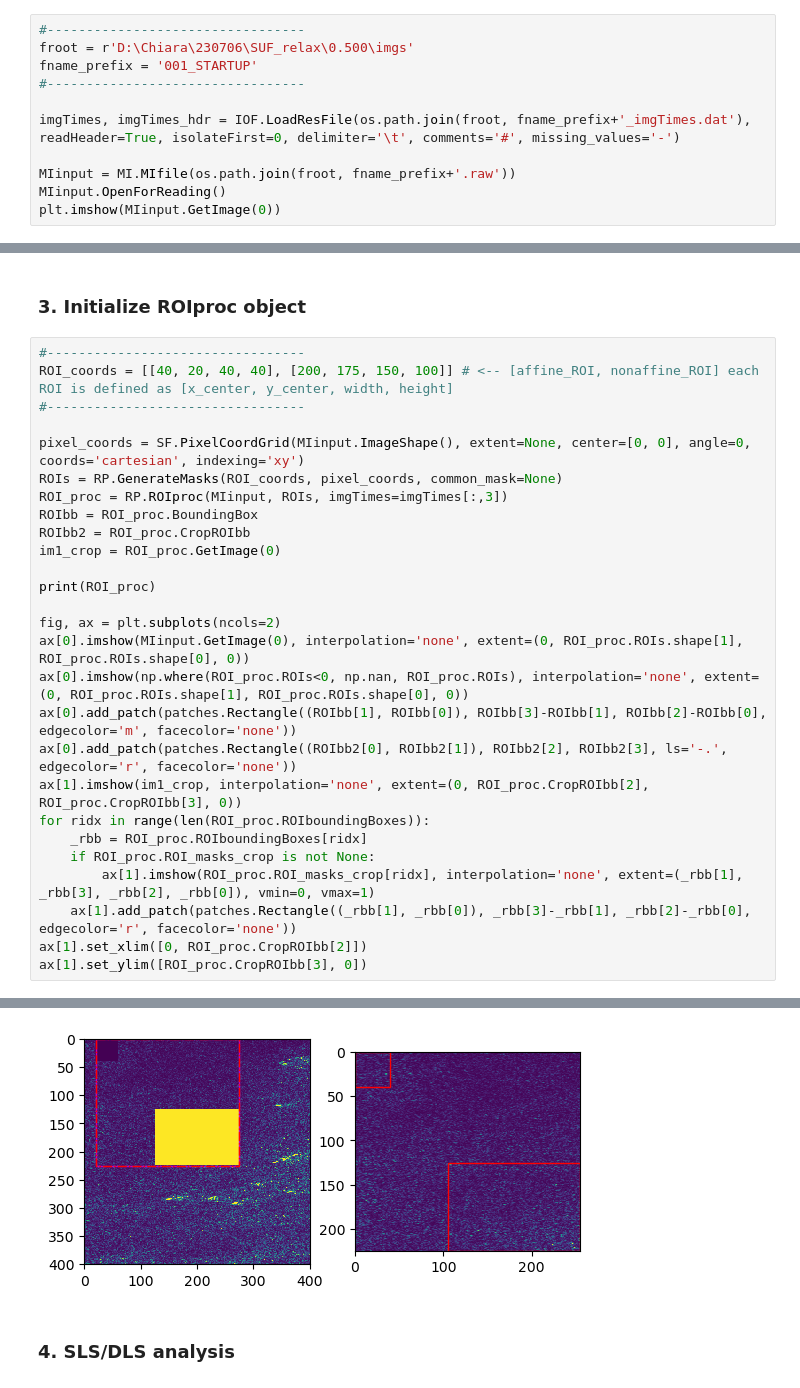
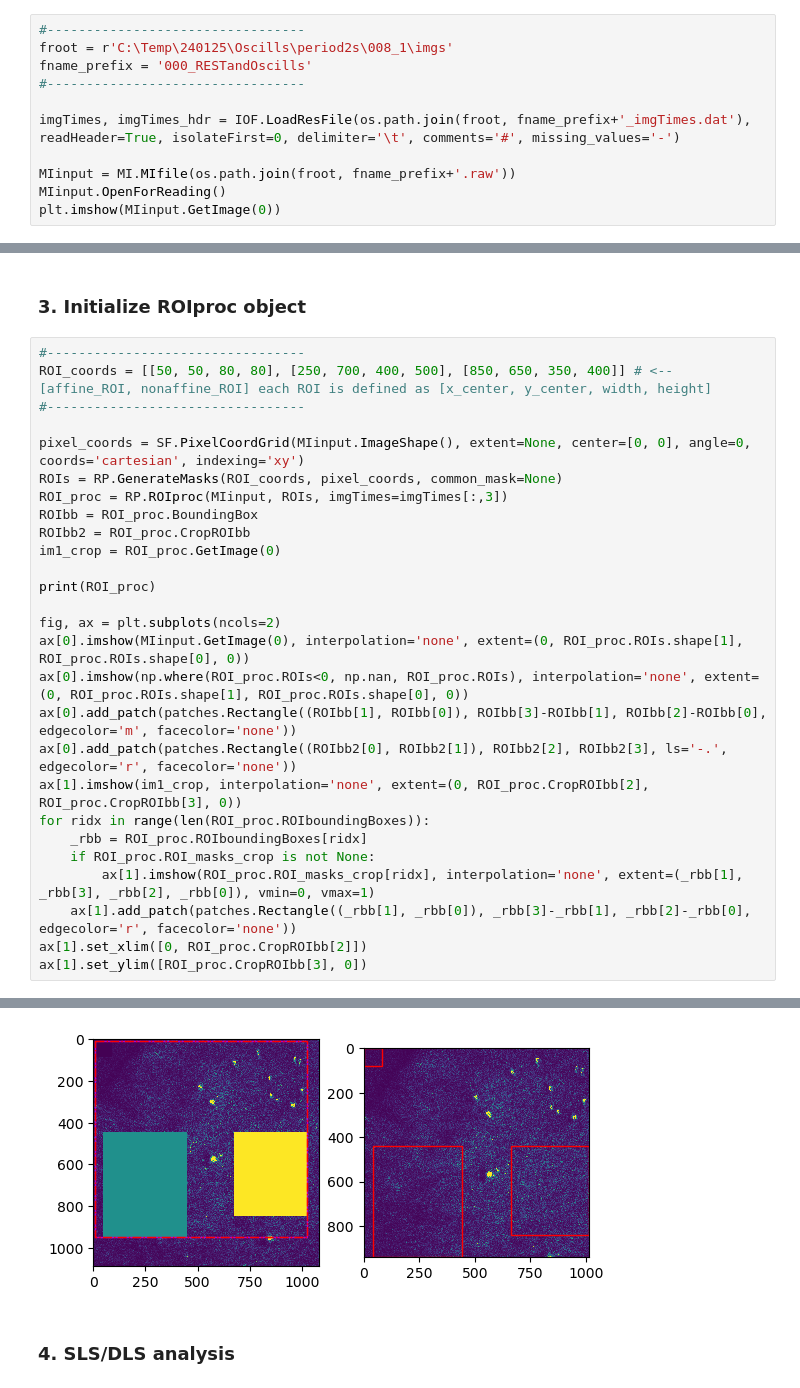
Before and after one commit to steaime/DSHpy, a Jupyter notebook: example2a_RheoDLS_analDLS.ipynb, the cells around one changed output, grey strips where cells are left out. Cells and saved outputs as stored; diff of their text form.

```diff
--- a/example2a_RheoDLS_analDLS.ipynb
+++ b/example2a_RheoDLS_analDLS.ipynb
@@ -28,8 +28,8 @@ INFO:root:SALS tutorial started
 ### 1. Open experimental data
 # %%
 #---------------------------------
-froot = r'D:\Chiara\230706\SUF_relax\0.500\imgs'
-fname_prefix = '001_STARTUP'
+froot = r'C:\Temp\240125\Oscills\period2s\008_1\imgs'
+fname_prefix = '000_RESTandOscills'
 #---------------------------------
 
 imgTimes, imgTimes_hdr = IOF.LoadResFile(os.path.join(froot, fname_prefix+'_imgTimes.dat'), readHeader=True, isolateFirst=0, delimiter='\t', comments='#', missing_values='-')
@@ -81,7 +80,7 @@ Text(0, 0.5, '$\\sigma$ [Pa]')
 ### 3. Initialize ROIproc object
 # %%
 #---------------------------------
-ROI_coords = [[40, 20, 40, 40], [200, 175, 150, 100]] # <-- [affine_ROI, nonaffine_ROI] each ROI is defined as [x_center, y_center, width, height]
+ROI_coords = [[50, 50, 80, 80], [250, 700, 400, 500], [850, 650, 350, 400]] # <-- [affine_ROI, nonaffine_ROI] each ROI is defined as [x_center, y_center, width, height]
 #---------------------------------
 
 pixel_coords = SF.PixelCoordGrid(MIinput.ImageShape(), extent=None, center=[0, 0], angle=0, coords='cartesian', indexing='xy')
@@ -122,4 +121,4 @@ DEBUG:root:Set one single exposure time: 1
-[figure, old version]
+[figure, new version]
 # %% [markdown]
 ### 4. SLS/DLS analysis
 # %% [markdown]
```
Also changed, not shown: parts of 10 cells of this notebook, 6 other files.
